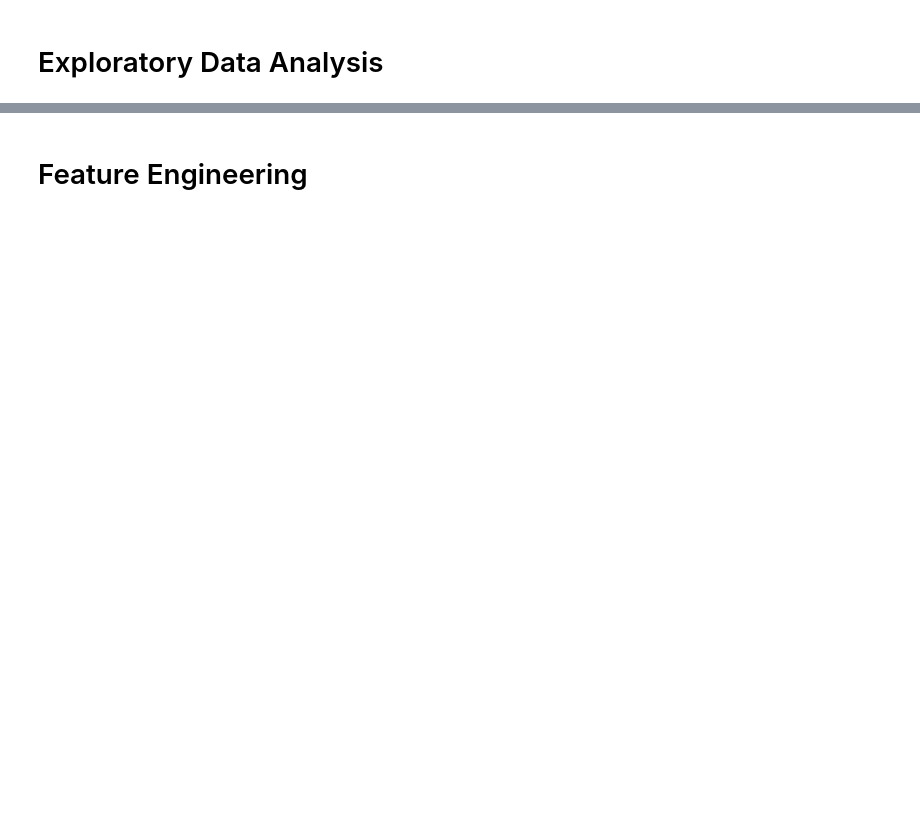
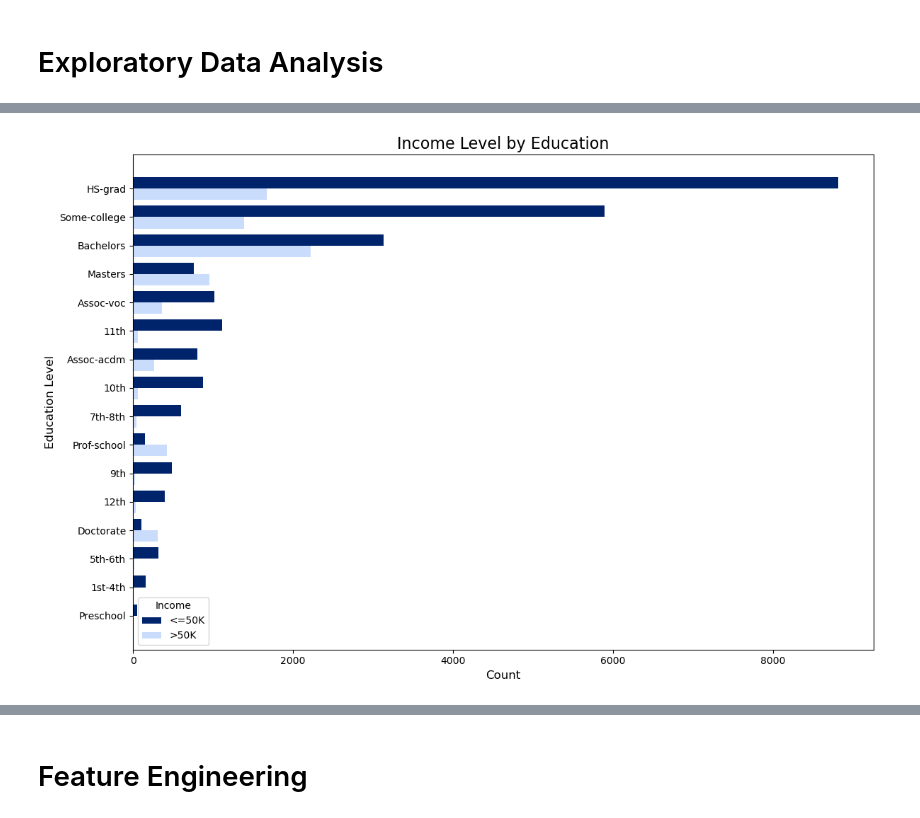
Before and after one commit to jnn-mllr/AML---final-project, a Jupyter notebook: notebooks/main.ipynb, the cells around one changed output, grey strips where cells are left out. Saved outputs shown, nothing was run; the diff lists cells and outputs as text; code cells hidden in the pictures; blank space fills up the shorter version.

```diff
--- a/notebooks/main.ipynb
+++ b/notebooks/main.ipynb
@@ -115,10 +157,30 @@ plt.show()
 # %%
 # income by education
-plt.figure(figsize=(12, 7))
-sns.countplot(y='education', hue='income', data=df, order=df['education'].value_counts().index, palette='magma')
-plt.title('Income Level by Education', fontsize=16)
-plt.xlabel('Count', fontsize=12)
-plt.ylabel('Education Level', fontsize=12)
-plt.legend(title='Income', labels=['>50K', '<=50K'])
+
+# Prepare data for grouped bar chart
+education_order = df['education'].value_counts().index
+income_by_education = pd.crosstab(df['education'], df['income'])
+income_by_education = income_by_education.reindex(education_order)
+
+# Plotting
+fig, ax = plt.subplots(figsize=(12, 8))
+
+bar_width = 0.4
+y_pos = np.arange(len(income_by_education.index))
+
+# Plot bars for income <=50K (0) and >50K (1)
+ax.barh(y_pos - bar_width/2, income_by_education[0], height=bar_width, color='#00246B', label='<=50K')
+ax.barh(y_pos + bar_width/2, income_by_education[1], height=bar_width, color='#CADCFC', label='>50K')
+
+# Customization
+ax.set_yticks(y_pos)
+ax.set_yticklabels(income_by_education.index)
+ax.invert_yaxis()  # To match the value_counts() order
+ax.set_title('Income Level by Education', fontsize=16)
+ax.set_xlabel('Count', fontsize=12)
+ax.set_ylabel('Education Level', fontsize=12)
+ax.legend(title='Income')
 plt.tight_layout()
 plt.show()
+# %% [output]
+[figure, added]
```
Also changed, not shown: parts of 24 cells of this notebook.
